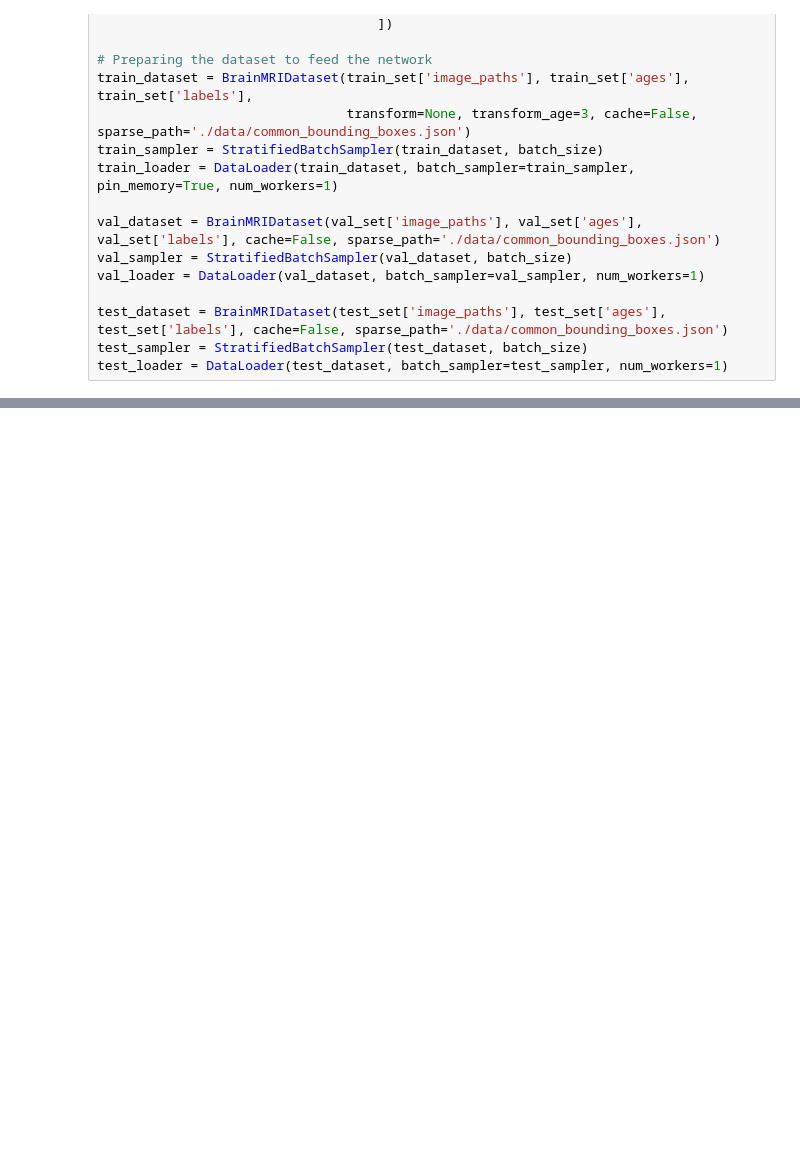
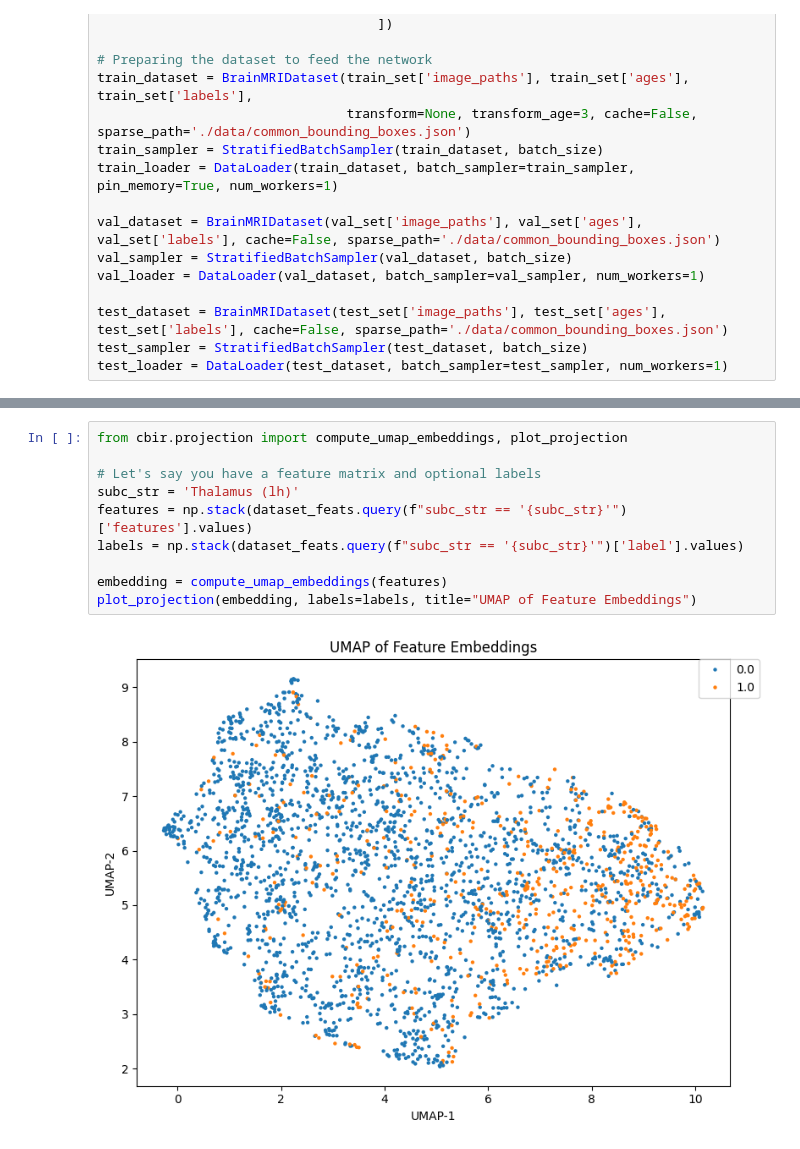
Before and after one commit to minnelab/NeuroCBIR, a Jupyter notebook: CBIR.ipynb, the cells around one changed output, grey strips where cells are left out. Drawn from its saved outputs; the diff is of its cells as text; blank space fills up the shorter version.

```diff
--- a/CBIR.ipynb
+++ b/CBIR.ipynb
@@ -184,0 +183,12 @@ array([{'subject_id': np.str_('OAS30647'), 'record_id': 'OAS30647_MR_d0232', 'su
+# %%
+from cbir.projection import compute_umap_embeddings, plot_projection
+
+# Let's say you have a feature matrix and optional labels
+subc_str = 'Thalamus (lh)'
+features = np.stack(dataset_feats.query(f"subc_str == '{subc_str}'")['features'].values)
+labels = np.stack(dataset_feats.query(f"subc_str == '{subc_str}'")['label'].values)
+
+embedding = compute_umap_embeddings(features)
+plot_projection(embedding, labels=labels, title="UMAP of Feature Embeddings")
+# %% [output]
+[figure, added]
```
Also changed, not shown: parts of 16 cells of this notebook, 4 other files.
